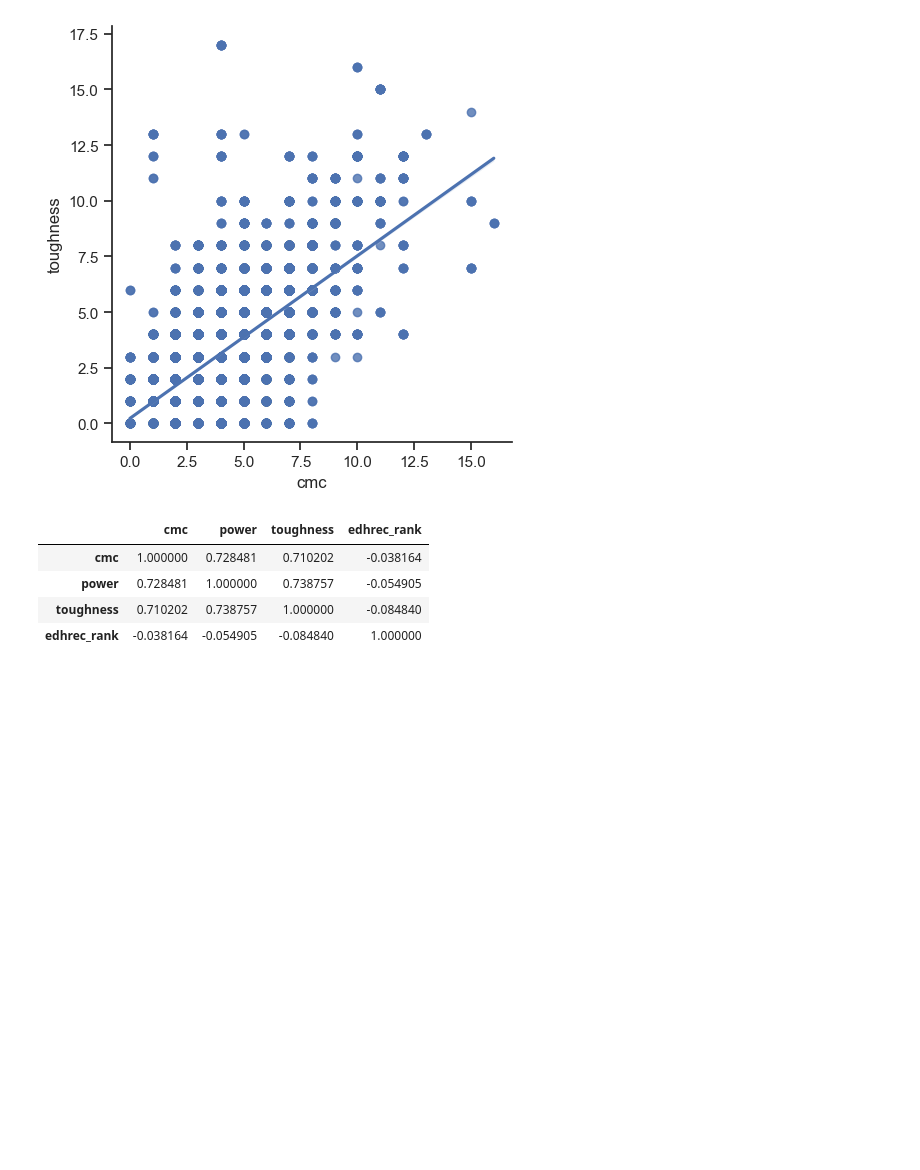
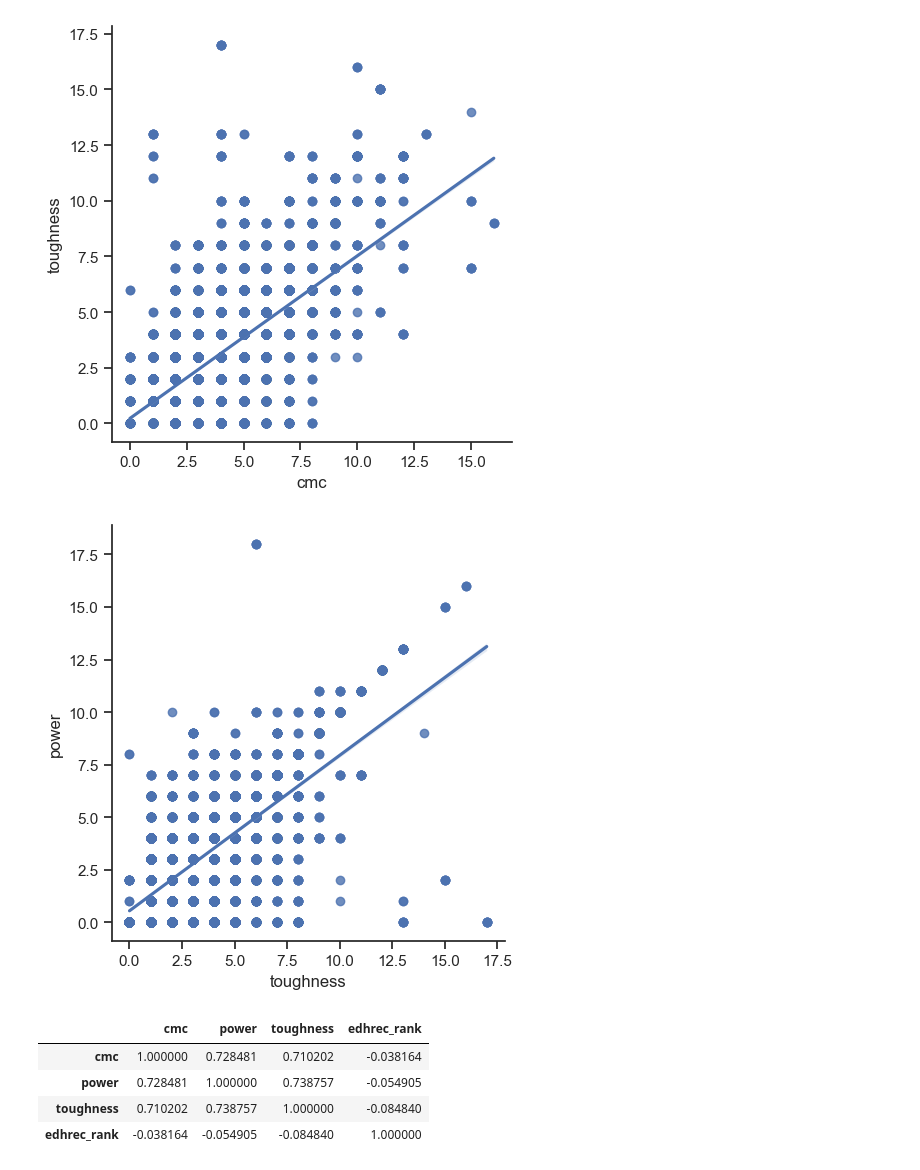
Before and after one commit to brunoopinheiro/ada-data-science-project-ii, a Jupyter notebook: mtg_analysis.ipynb, the cells around one changed output. Saved outputs shown, nothing was run; the diff lists cells and outputs as text; code cells hidden in the pictures; blank space fills up the shorter version.

```diff
--- a/mtg_analysis.ipynb
+++ b/mtg_analysis.ipynb
@@ -436,6 +488,16 @@ sns.lmplot(
 plt.show()
 # %% [output]
 [figure]
+# %%
+sns.lmplot(
+  data=mtg_numeric,
+  x='toughness',
+  y='power',
+)
+
+plt.show()
+# %% [output]
+[figure, added]
 # %%
 mtg_corr = mtg_numeric[['cmc', 'power', 'toughness', 'edhrec_rank']].corr()
 
```
Also changed, not shown: parts of 25 cells of this notebook, 1 other file.
